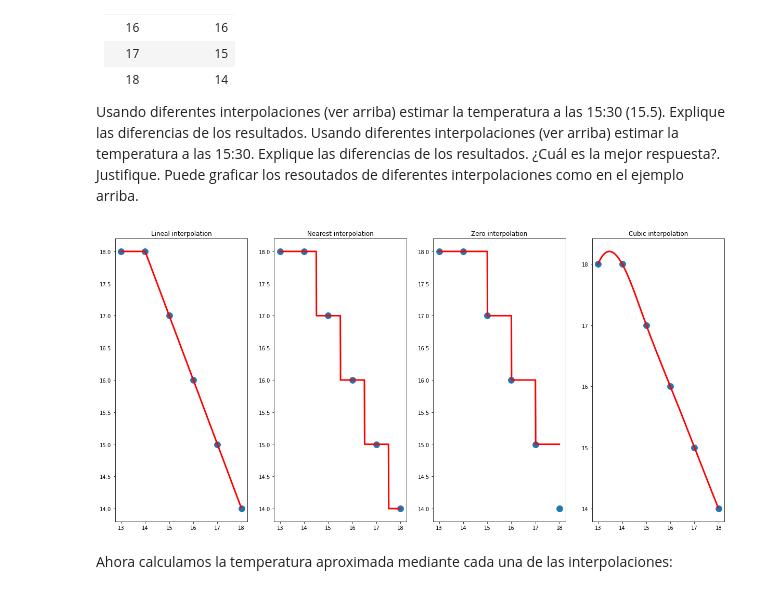
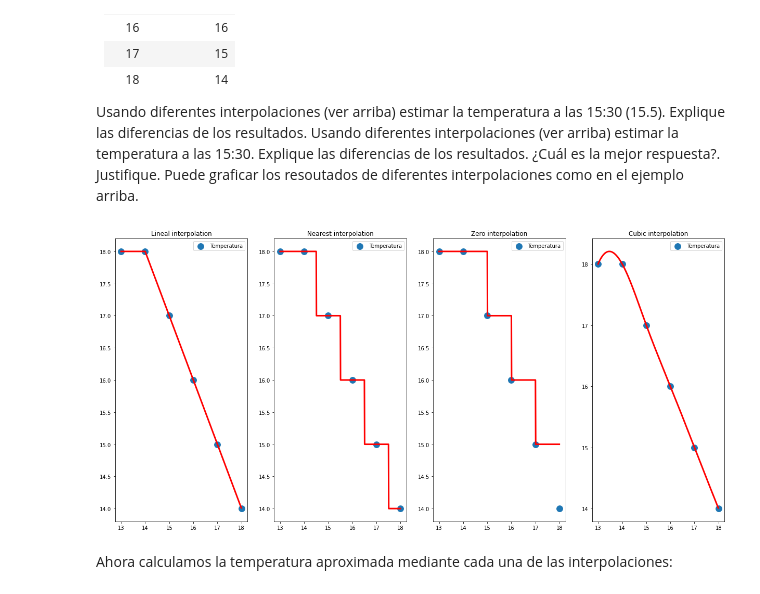
Before and after one commit to DavidFM43/Numerical-Analysis, a Jupyter notebook: T4.2.ipynb, the cells around one changed output. Cells and saved outputs as stored; diff of their text form; code cells hidden in the pictures.

```diff
--- a/T4.2.ipynb
+++ b/T4.2.ipynb
@@ -26,38 +27,35 @@ Considere la tabla,
 
 Usando diferentes interpolaciones (ver arriba) estimar la temperatura a las 15:30 (15.5). Explique las diferencias de los resultados. Usando diferentes interpolaciones (ver arriba) estimar la temperatura a las 15:30. Explique las diferencias de los resultados. ¿Cuál  es la mejor respuesta?. Justifique. Puede graficar los resoutados de diferentes interpolaciones como en el ejemplo arriba.
 # %%
-datos = np.array(
-        [[13, 18],
-         [14, 18],
-         [15, 17],
-         [16, 16],
-         [17, 15],
-         [18, 14]])
+datos = np.array([[13, 18], [14, 18], [15, 17], [16, 16], [17, 15], [18, 14]])
 x = datos[:, 0]
 y = datos[:, 1]
 # %%
-t = np.arange(13, 18, .01)
+t = np.arange(13, 18, 0.01)
 
-fl = inter.interp1d(x, y, kind='linear')
+fl = inter.interp1d(x, y, kind="linear")
 vl = fl(t)
 
-fn = inter.interp1d(x, y, kind='nearest')
+fn = inter.interp1d(x, y, kind="nearest")
 vn = fn(t)
 
-fz = inter.interp1d(x, y, kind='zero')
+fz = inter.interp1d(x, y, kind="zero")
 vz = fz(t)
 
-fc = inter.interp1d(x, y, kind='cubic')
+fc = inter.interp1d(x, y, kind="cubic")
 vc = fc(t)
 
 plt.figure(figsize=(21, 10))
-for idx, (intr, name)  in enumerate(zip([vl, vn, vz, vc], ["Lineal", "Nearest", "Zero", "Cubic"])):
+for idx, (intr, name) in enumerate(
+    zip([vl, vn, vz, vc], ["Lineal", "Nearest", "Zero", "Cubic"])
+):
     plt.subplot(1, 4, idx + 1)
     plt.scatter(x, y, s=140, label="Temperatura")
+    plt.legend()
     plt.plot(t, intr, linewidth=3, color="red", label="Lineal")
     plt.title(f"{name} interpolation")
 # %% [output]
-[figure, old version]
+[figure, new version]
 # %% [markdown]
 Ahora calculamos la temperatura aproximada mediante cada una de las interpolaciones:
 # %%
```
Also changed, not shown: parts of 2 cells of this notebook, 4 other files.
